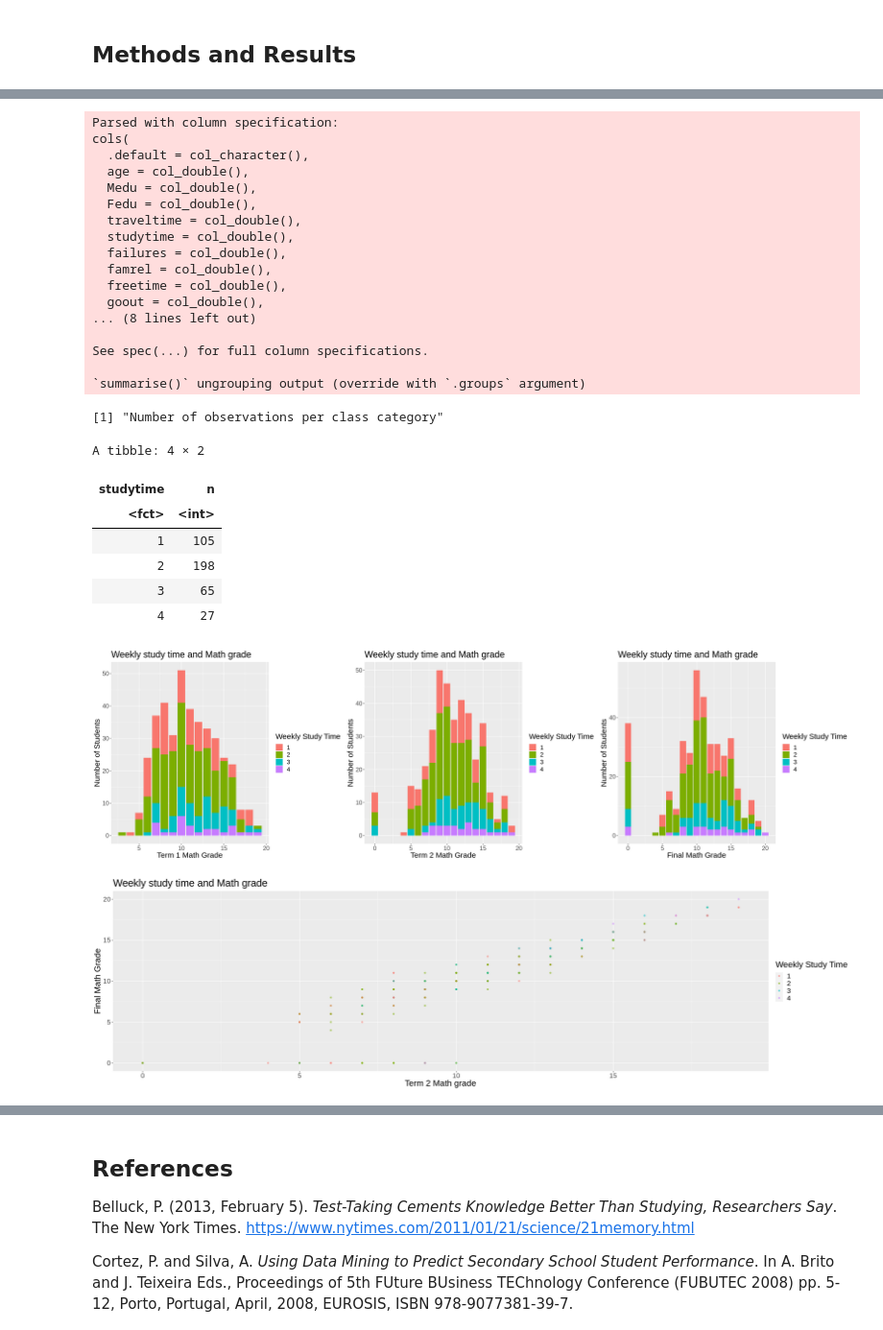
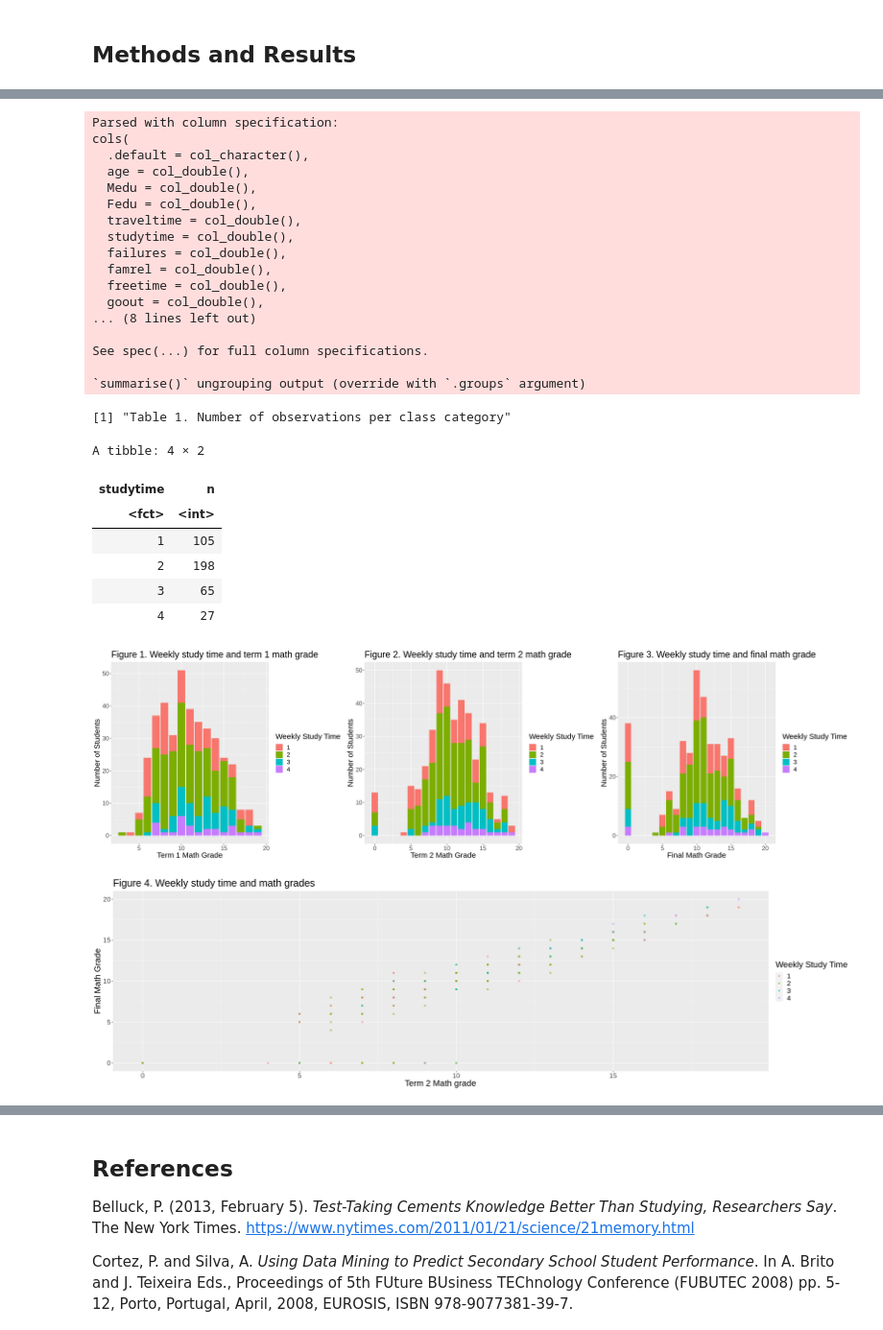
Before and after one commit to michelleykim/student_performance_analysis, a Jupyter notebook: report.ipynb, the cells around one changed output, grey strips where cells are left out. Shown at 96% size. Saved outputs shown, nothing was run; the diff lists cells and outputs as text; code cells hidden in the pictures.

Commit message:
Minor changes to the table/figure titles
- more descriptive titles
- added table/figure numbers

```diff
--- a/report.ipynb
+++ b/report.ipynb
@@ -43,26 +61,26 @@ mat_select <- student_mat %>%
 counts <- mat_select %>%
         group_by(studytime) %>%
         summarize(n=n())
-print('Number of observations per class category')
+print('Table 1. Number of observations per class category')
 counts
 
 mat_plot_1 <- mat_select %>%
                 ggplot(aes(x=G1, y=studytime))+
                 geom_bar(aes(y = ..count.., fill = studytime))+
                 labs(x = "Term 1 Math Grade", y = "Number of Students", fill = "Weekly Study Time",
-                     title = "Weekly study time and Math grade")+
+                     title = "Figure 1. Weekly study time and term 1 math grade")+
                 theme(text = element_text(size=18))
 mat_plot_2 <- mat_select %>%
                 ggplot(aes(x=G2, y=studytime))+
                 geom_bar(aes(y = ..count.., fill = studytime))+
                 labs(x = "Term 2 Math Grade", y = "Number of Students", fill = "Weekly Study Time",
-                     title = "Weekly study time and Math grade")+
+                     title = "Figure 2. Weekly study time and term 2 math grade")+
                 theme(text = element_text(size=18))
 mat_plot_3 <- mat_select %>%
                 ggplot(aes(x=G3, y=studytime))+
                 geom_bar(aes(y = ..count.., fill = studytime))+
                 labs(x = "Final Math Grade", y = "Number of Students", fill = "Weekly Study Time",
-                     title = "Weekly study time and Math grade")+
+                     title = "Figure 3. Weekly study time and final math grade")+
                 theme(text = element_text(size=18))
 
 mat_scatter_plot <- mat_select %>%
@@ -72,41 +90,41 @@ mat_scatter_plot <- mat_select %>%
                 labs(x = "Term 2 Math grade",
                      y = "Final Math Grade",
                      colour = "Weekly Study Time",
-                     title = "Weekly study time and Math grade")+
+                     title = "Figure 4. Weekly study time and math grades")+
                 theme(text = element_text(size=20))
 
 options(repr.plot.width = 25, repr.plot.height = 7)
 plot_grid(mat_plot_1, mat_plot_2, mat_plot_3, ncol = 3)
 
 mat_scatter_plot
 # %% [output]
 Parsed with column specification:
 cols(
   .default = col_character(),
   age = col_double(),
   Medu = col_double(),
   Fedu = col_double(),
   traveltime = col_double(),
   studytime = col_double(),
   failures = col_double(),
   famrel = col_double(),
   freetime = col_double(),
   goout = col_double(),
 ... (8 lines left out)
 
 See spec(...) for full column specifications.
 
 `summarise()` ungrouping output (override with `.groups` argument)
-[1] "Number of observations per class category"
+[1] "Table 1. Number of observations per class category"
 A tibble: 4 × 2
 | studytime | n |
 | <fct> | <int> |
 | 1 | 105 |
 | 2 | 198 |
 | 3 | 65 |
 | 4 | 27 |
-[figure, old version]
+[figure, new version]
-[figure, old version]
+[figure, new version]
 # %% [markdown]
 Then we split the wrangled data into training and testing sets. We used prop = 0.75 since the dataset in total has 395 students which is small enough that we will get reasonable amount of training and testing data with this split.
 
```
Also changed, not shown: parts of 7 cells of this notebook.
